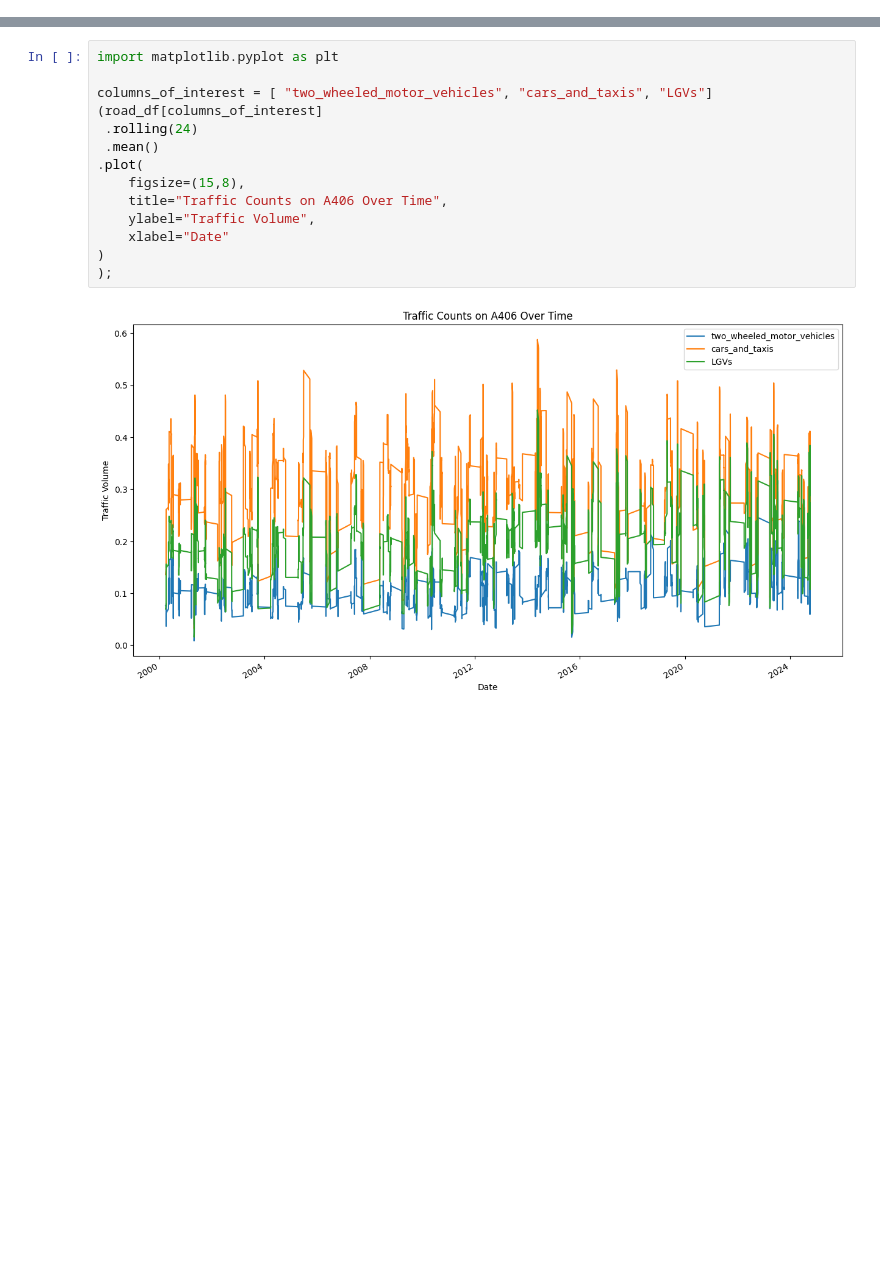
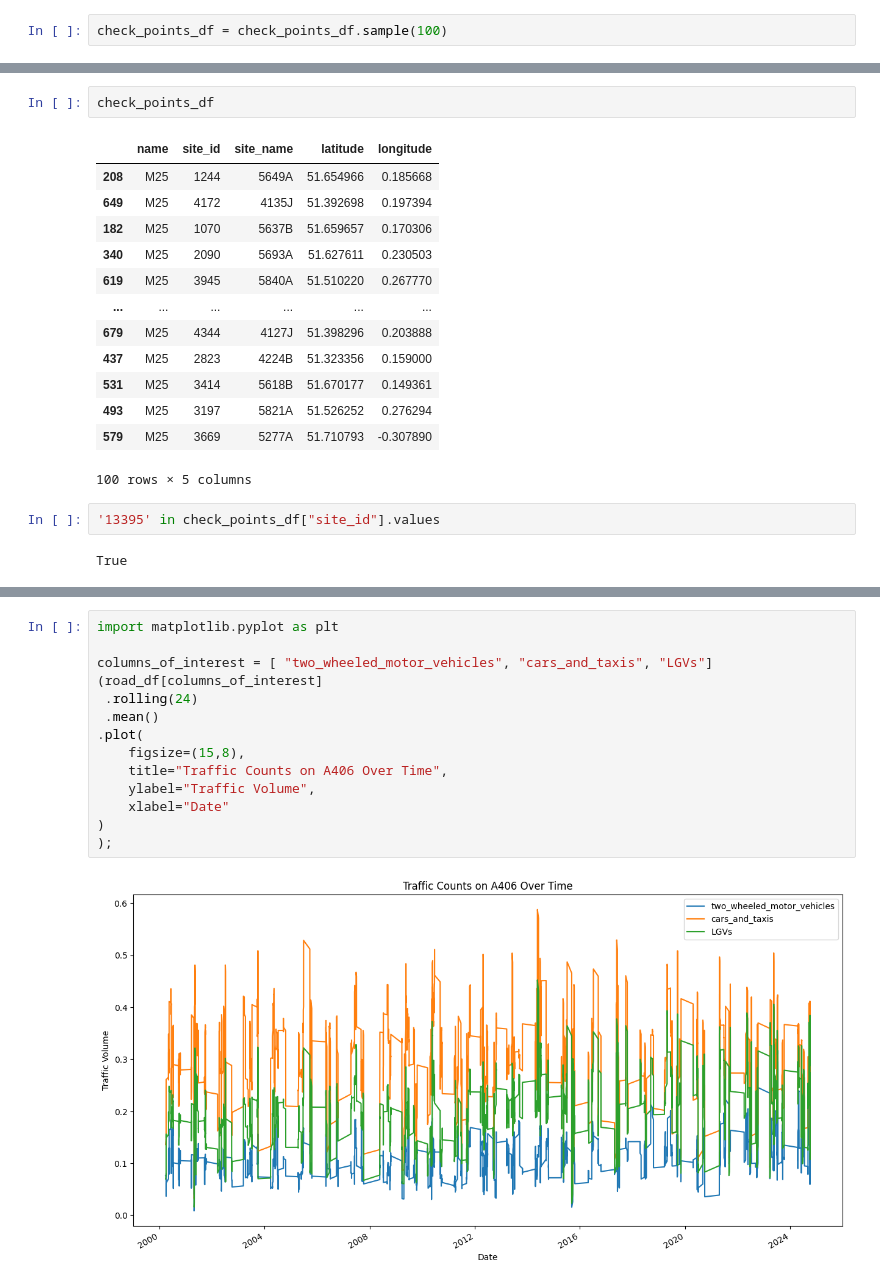
Before and after one commit to ansingh16/RL_signal_control, a Jupyter notebook: notebooks/Data_exploration.ipynb, the cells around one changed output, grey strips where cells are left out. Drawn from its saved outputs; the diff is of its cells as text; blank space fills up the shorter version.

```diff
--- a/notebooks/Data_exploration.ipynb
+++ b/notebooks/Data_exploration.ipynb
@@ -0,0 +62,2 @@
+# %%
+check_points_df = check_points_df.sample(100)
@@ -0,0 +79,20 @@
+# %%
+check_points_df
+# %% [output]
+|  | name | site_id | site_name | latitude | longitude |
+| 208 | M25 | 1244 | 5649A | 51.654966 | 0.185668 |
+| 649 | M25 | 4172 | 4135J | 51.392698 | 0.197394 |
+| 182 | M25 | 1070 | 5637B | 51.659657 | 0.170306 |
+| 340 | M25 | 2090 | 5693A | 51.627611 | 0.230503 |
+| 619 | M25 | 3945 | 5840A | 51.510220 | 0.267770 |
+| ... | ... | ... | ... | ... | ... |
+| 679 | M25 | 4344 | 4127J | 51.398296 | 0.203888 |
+| 437 | M25 | 2823 | 4224B | 51.323356 | 0.159000 |
+| 531 | M25 | 3414 | 5618B | 51.670177 | 0.149361 |
+| 493 | M25 | 3197 | 5821A | 51.526252 | 0.276294 |
+| 579 | M25 | 3669 | 5277A | 51.710793 | -0.307890 |
+100 rows × 5 columns
+# %%
+'13395' in check_points_df["site_id"].values
+# %% [output]
+True
```
Also changed, not shown: parts of 15 cells of this notebook, 5 other files.
